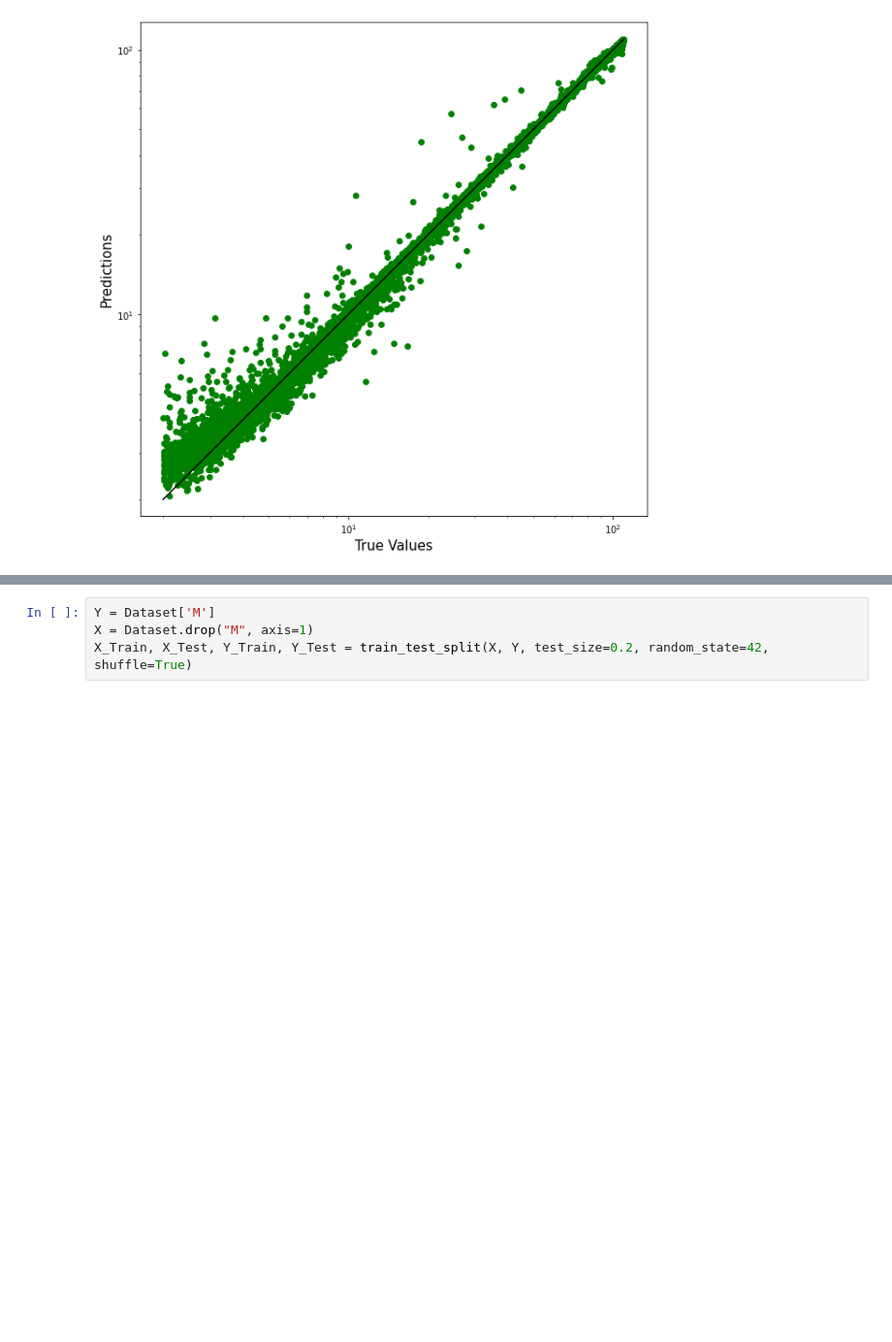
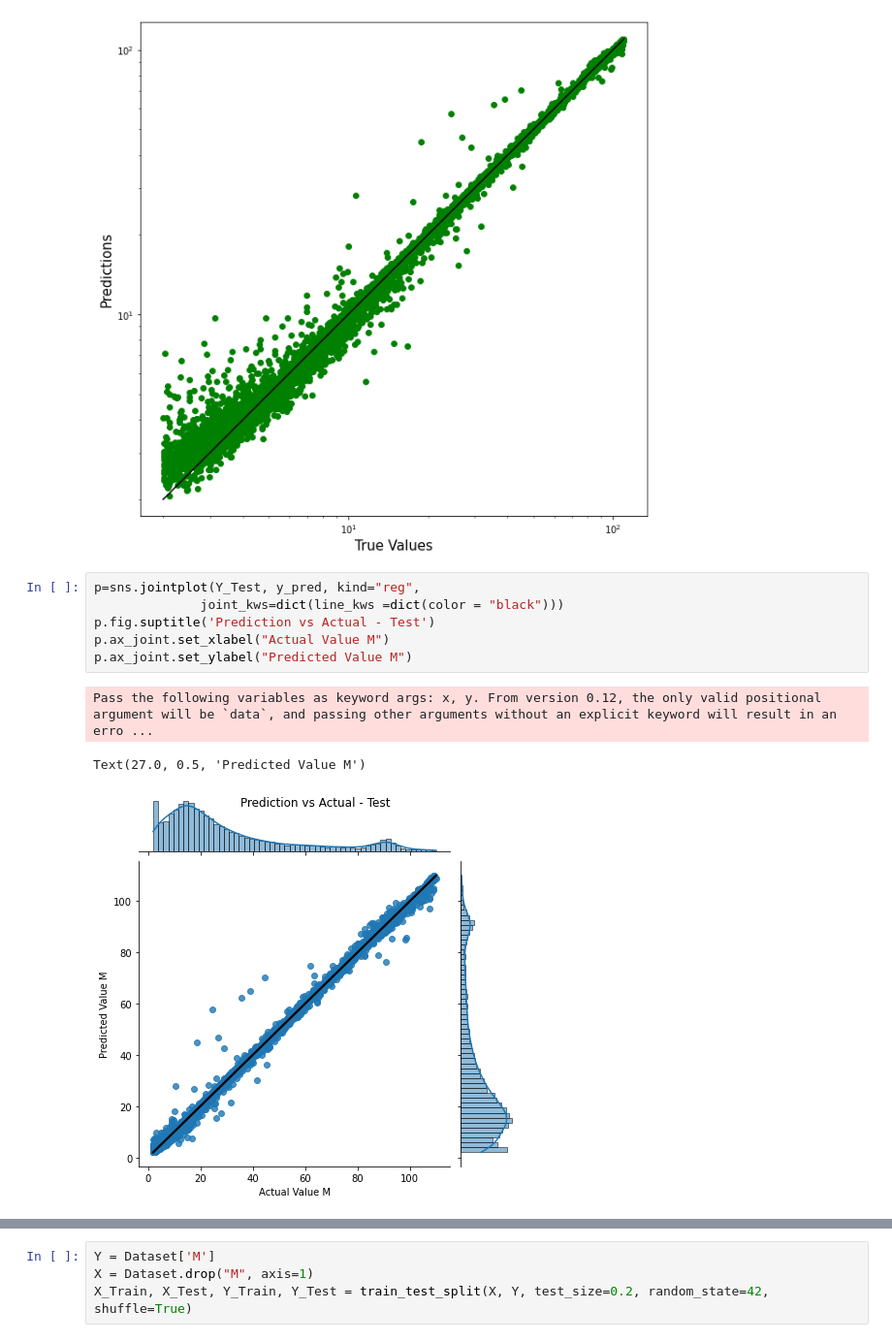
Before and after one commit to DeusLicht/DiElectron_Mass, a Jupyter notebook: mass_predict_pca.ipynb, the cells around one changed output, grey strips where cells are left out. Shown at 97% size. Saved outputs shown, nothing was run; the diff lists cells and outputs as text; blank space fills up the shorter version.

```diff
--- a/mass_predict_pca.ipynb
+++ b/mass_predict_pca.ipynb
@@ -557,3 +603,13 @@ plt.axis('equal')
 plt.show()
 # %% [output]
 [figure]
+# %%
+p=sns.jointplot(Y_Test, y_pred, kind="reg",
+              joint_kws=dict(line_kws =dict(color = "black")))
+p.fig.suptitle('Prediction vs Actual - Test')
+p.ax_joint.set_xlabel("Actual Value M")
+p.ax_joint.set_ylabel("Predicted Value M")
+# %% [output]
+Pass the following variables as keyword args: x, y. From version 0.12, the only valid positional argument will be `data`, and passing other arguments without an explicit keyword will result in an erro ...
+Text(27.0, 0.5, 'Predicted Value M')
+[figure, added]
```
Also changed, not shown: parts of 12 cells of this notebook, 2 other files.
